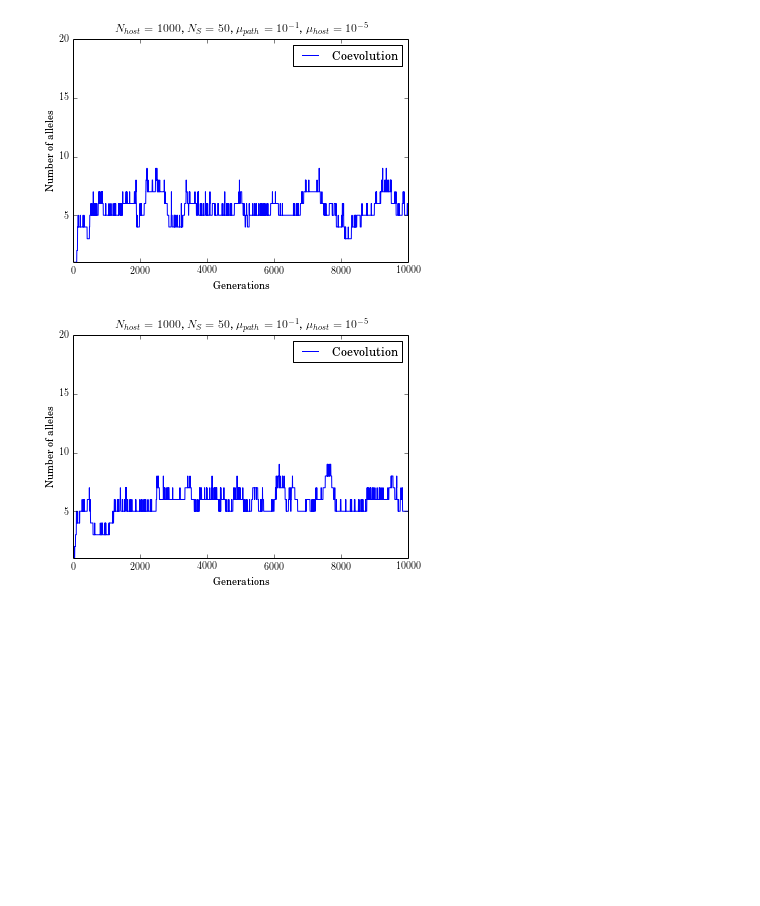
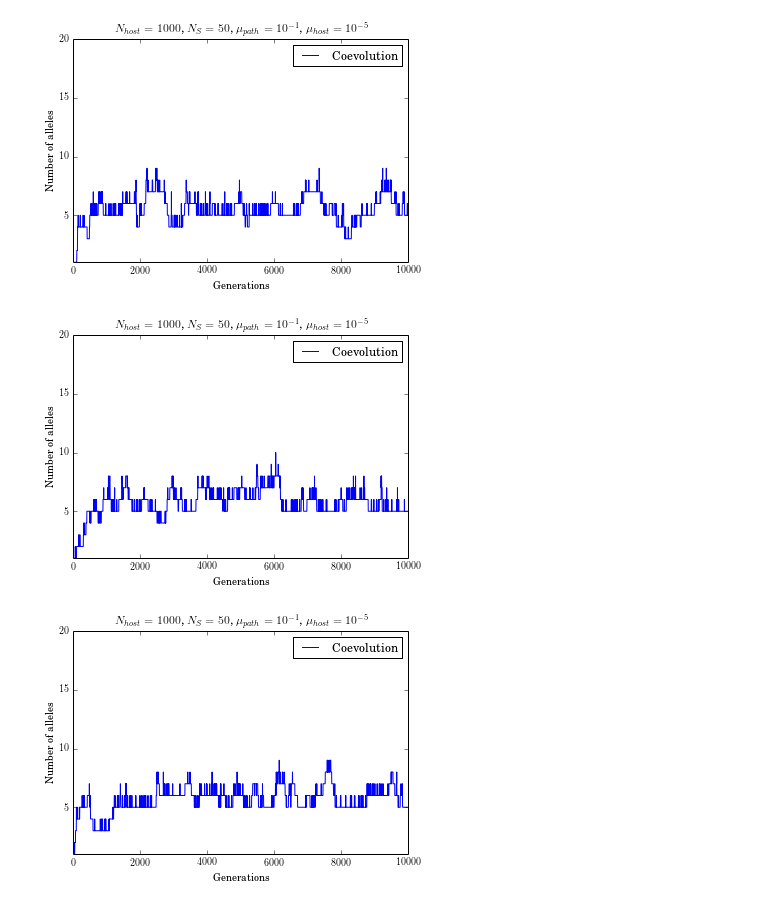
Before and after one commit to reand705/pathogen_host_simulation, a Jupyter notebook: Simulações_Darwin_31-10_07-11/Plot.ipynb, the cells around one changed output. Cells and saved outputs as stored; diff of their text form; code cells hidden in the pictures; blank space fills up the shorter version.

Commit message:
Simulações longas no Darwin

```diff
--- a/Simulações_Darwin_31-10_07-11/Plot.ipynb
+++ b/Simulações_Darwin_31-10_07-11/Plot.ipynb
@@ -44,6 +44,24 @@ plt.title(r"$N_{host} = 1000$, $N_S = 50$, $\mu_{path} = 10^{-1}$, $\mu_{host} =
 plt.show()
 # %% [output]
 [figure]
+# %%
+arquivo = open("dados_do_artigoDARWIN[3,4].txt", 'r')
+alleles = []
+for linha in arquivo:
+    linha = linha.split()
+    for i in range(len(linha)):
+        alleles.append(int(linha[i]))
+alleles = np.array(alleles)
+
+plt.plot(np.arange(10000),alleles, label = "Coevolution")
+plt.axis([1,10000,1,20])
+plt.legend(loc = 'best')
+plt.xlabel("Generations")
+plt.ylabel("Number of alleles")
+plt.title(r"$N_{host} = 1000$, $N_S = 50$, $\mu_{path} = 10^{-1}$, $\mu_{host} = 10^{-5}$")
+plt.show()
+# %% [output]
+[figure, added]
 # %%
 arquivo = open("dados_do_artigoDARWIN[3,1].txt", 'r')
 alleles = []
```
